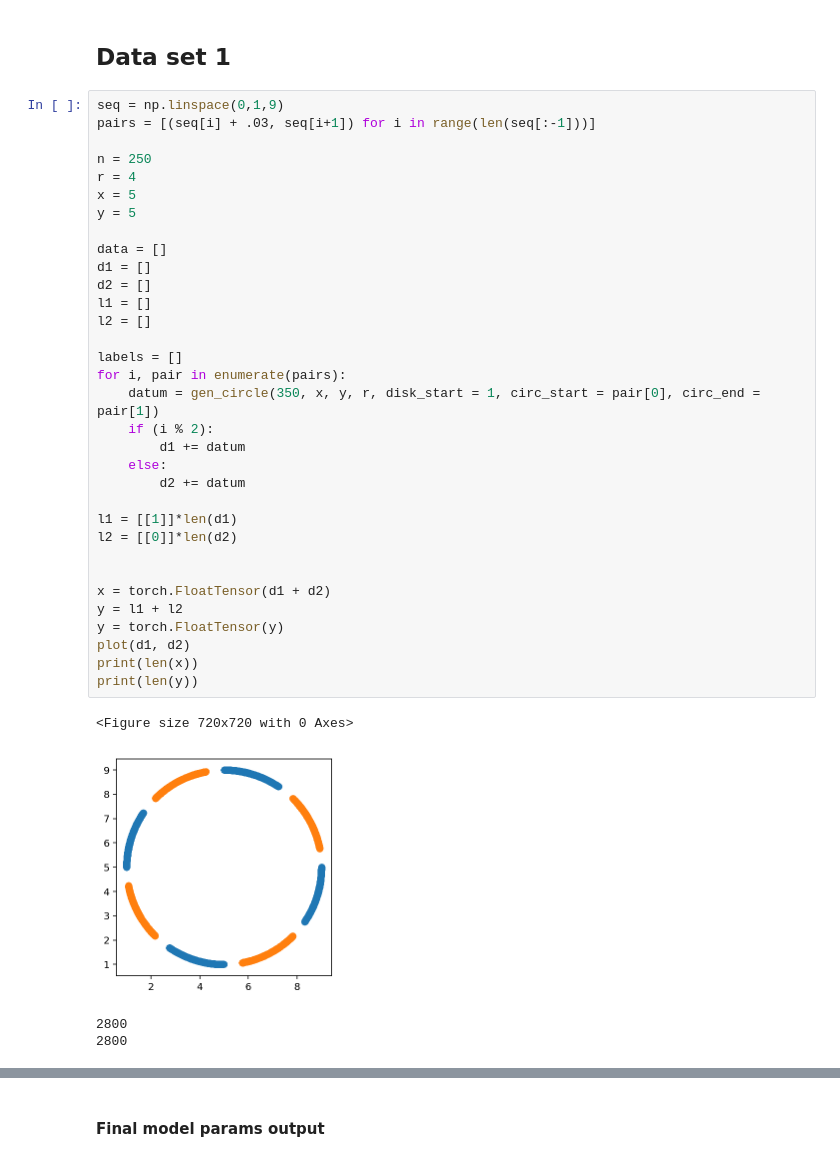
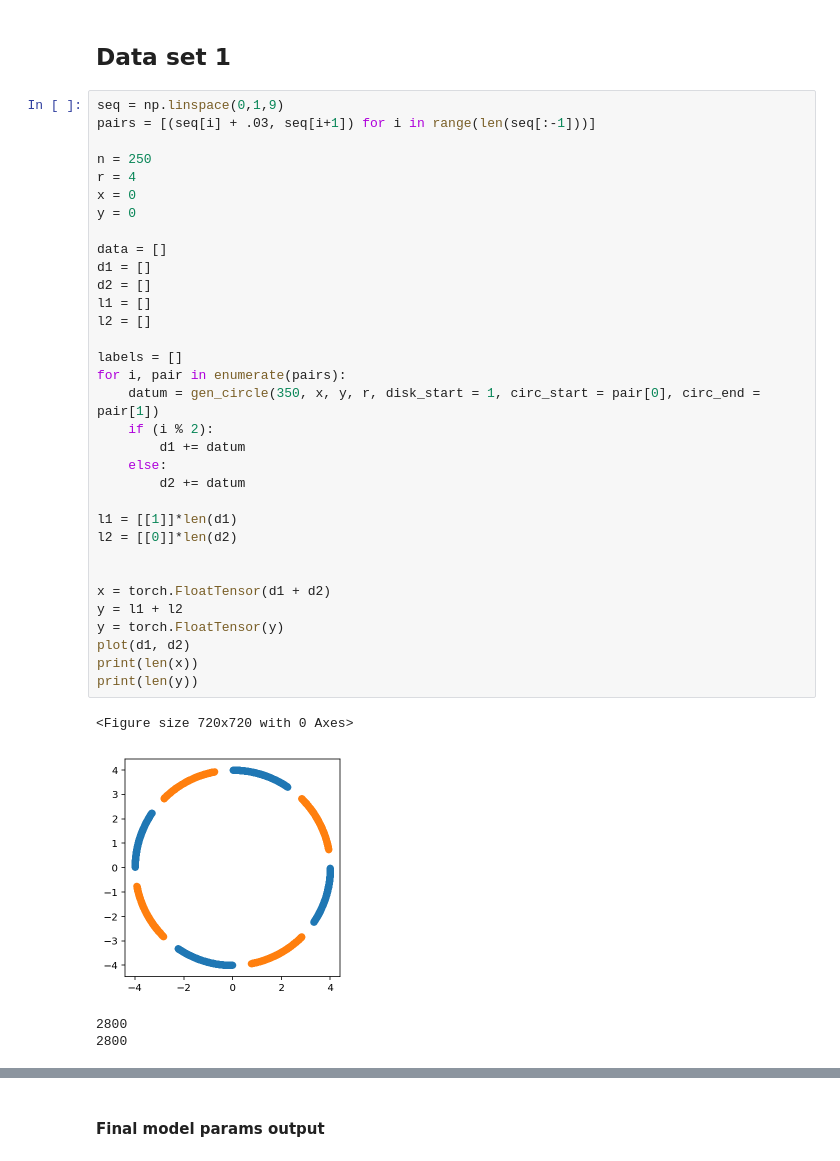
Before and after one commit to AdityaMullick/NN, a Jupyter notebook: well-fit-nn.ipynb, the cells around one changed output, grey strips where cells are left out. Cells and saved outputs as stored; diff of their text form.

```diff
--- a/well-fit-nn.ipynb
+++ b/well-fit-nn.ipynb
@@ -361,36 +360,36 @@ pairs = [(seq[i] + .03, seq[i+1]) for i in range(len(seq[:-1]))]
 
 n = 250
 r = 4
-x = 5
-y = 5
+x = 0
+y = 0
 
 data = []
 d1 = []
 d2 = []
 l1 = []
 l2 = []
 
 labels = []
 for i, pair in enumerate(pairs):
     datum = gen_circle(350, x, y, r, disk_start = 1, circ_start = pair[0], circ_end = pair[1])
     if (i % 2):
         d1 += datum
     else:
         d2 += datum
 
 l1 = [[1]]*len(d1)
 l2 = [[0]]*len(d2)
 
 
 x = torch.FloatTensor(d1 + d2)
 y = l1 + l2
 y = torch.FloatTensor(y)
 plot(d1, d2)
 print(len(x))
 print(len(y))
 # %% [output]
 <Figure size 720x720 with 0 Axes>
-[figure, old version]
+[figure, new version]
 2800
 2800
 # %%
```
Also changed, not shown: parts of 14 cells of this notebook.
